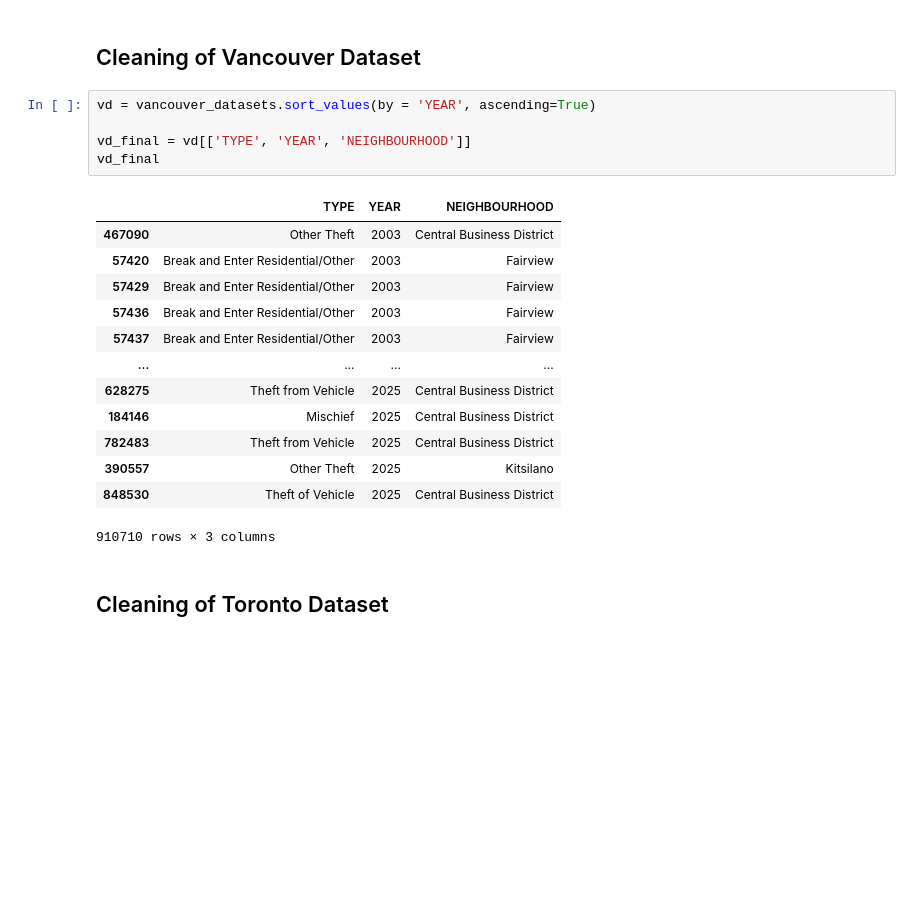
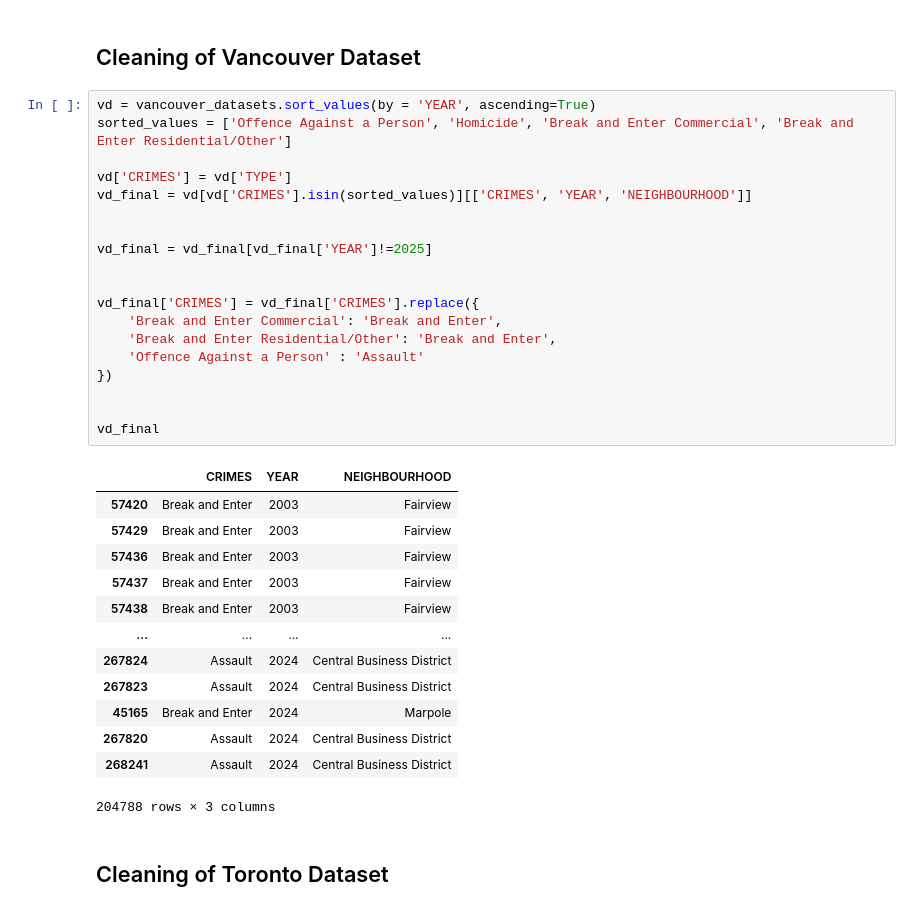
Before and after one commit to riggedjoker/CrimeAnalysis_Canada_Project, a Jupyter notebook: jupyter-notebook/crime_analysis.ipynb, the cells around one changed output. Cells and saved outputs as stored; diff of their text form; blank space fills up the shorter version.

```diff
--- a/jupyter-notebook/crime_analysis.ipynb
+++ b/jupyter-notebook/crime_analysis.ipynb
@@ -74,25 +74,39 @@ tor_homicides
 1481 rows × 18 columns
 # %% [markdown]
 <h2> Cleaning of Vancouver Dataset</h2>
-# %%
-vd = vancouver_datasets.sort_values(by = 'YEAR', ascending=True)
-
-vd_final = vd[['TYPE', 'YEAR', 'NEIGHBOURHOOD']]
-vd_final
-# %% [output]
-|  | TYPE | YEAR | NEIGHBOURHOOD |
-| 467090 | Other Theft | 2003 | Central Business District |
-| 57420 | Break and Enter Residential/Other | 2003 | Fairview |
-| 57429 | Break and Enter Residential/Other | 2003 | Fairview |
-| 57436 | Break and Enter Residential/Other | 2003 | Fairview |
-| 57437 | Break and Enter Residential/Other | 2003 | Fairview |
-| ... | ... | ... | ... |
-| 628275 | Theft from Vehicle | 2025 | Central Business District |
-| 184146 | Mischief | 2025 | Central Business District |
-| 782483 | Theft from Vehicle | 2025 | Central Business District |
-| 390557 | Other Theft | 2025 | Kitsilano |
-| 848530 | Theft of Vehicle | 2025 | Central Business District |
-910710 rows × 3 columns
+# %%
+vd = vancouver_datasets.sort_values(by = 'YEAR', ascending=True)
+sorted_values = ['Offence Against a Person', 'Homicide', 'Break and Enter Commercial', 'Break and Enter Residential/Other']
+
+vd['CRIMES'] = vd['TYPE']
+vd_final = vd[vd['CRIMES'].isin(sorted_values)][['CRIMES', 'YEAR', 'NEIGHBOURHOOD']]
+
+
+vd_final = vd_final[vd_final['YEAR']!=2025]
+
+
+vd_final['CRIMES'] = vd_final['CRIMES'].replace({
+    'Break and Enter Commercial': 'Break and Enter',
+    'Break and Enter Residential/Other': 'Break and Enter',
+    'Offence Against a Person' : 'Assault'
+})
+
+
+vd_final
+# %% [output]
+|  | CRIMES | YEAR | NEIGHBOURHOOD |
+| 57420 | Break and Enter | 2003 | Fairview |
+| 57429 | Break and Enter | 2003 | Fairview |
+| 57436 | Break and Enter | 2003 | Fairview |
+| 57437 | Break and Enter | 2003 | Fairview |
+| 57438 | Break and Enter | 2003 | Fairview |
+| ... | ... | ... | ... |
+| 267824 | Assault | 2024 | Central Business District |
+| 267823 | Assault | 2024 | Central Business District |
+| 45165 | Break and Enter | 2024 | Marpole |
+| 267820 | Assault | 2024 | Central Business District |
+| 268241 | Assault | 2024 | Central Business District |
+204788 rows × 3 columns
 # %% [markdown]
 <h2>Cleaning of Toronto Dataset</h2>
 # %%
```
Also changed, not shown: parts of 7 cells of this notebook.
